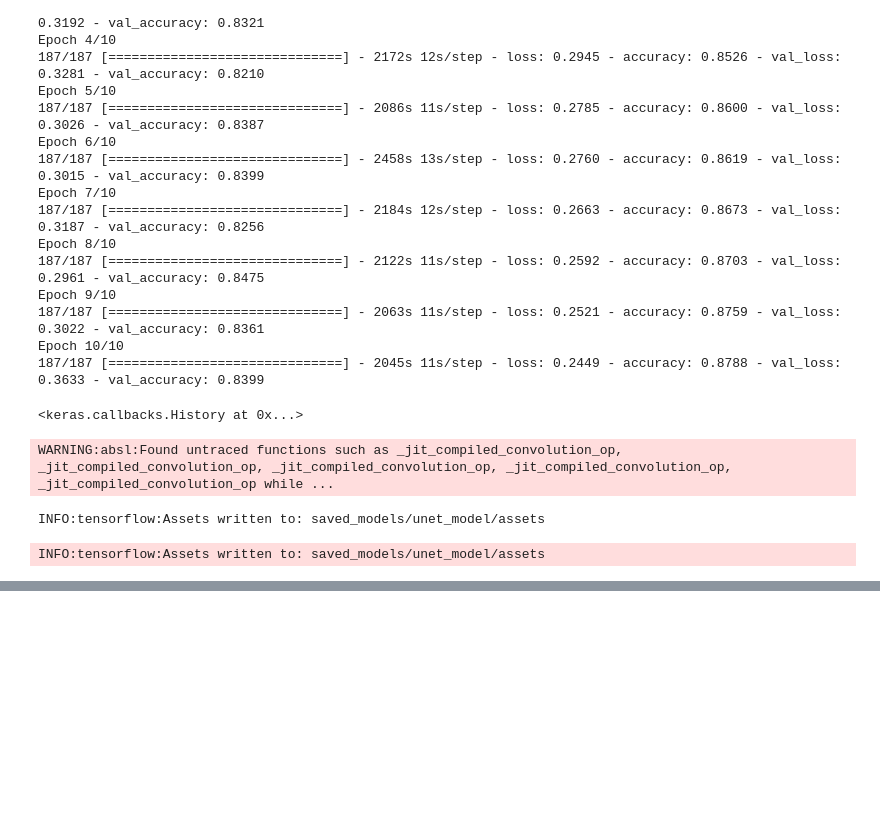
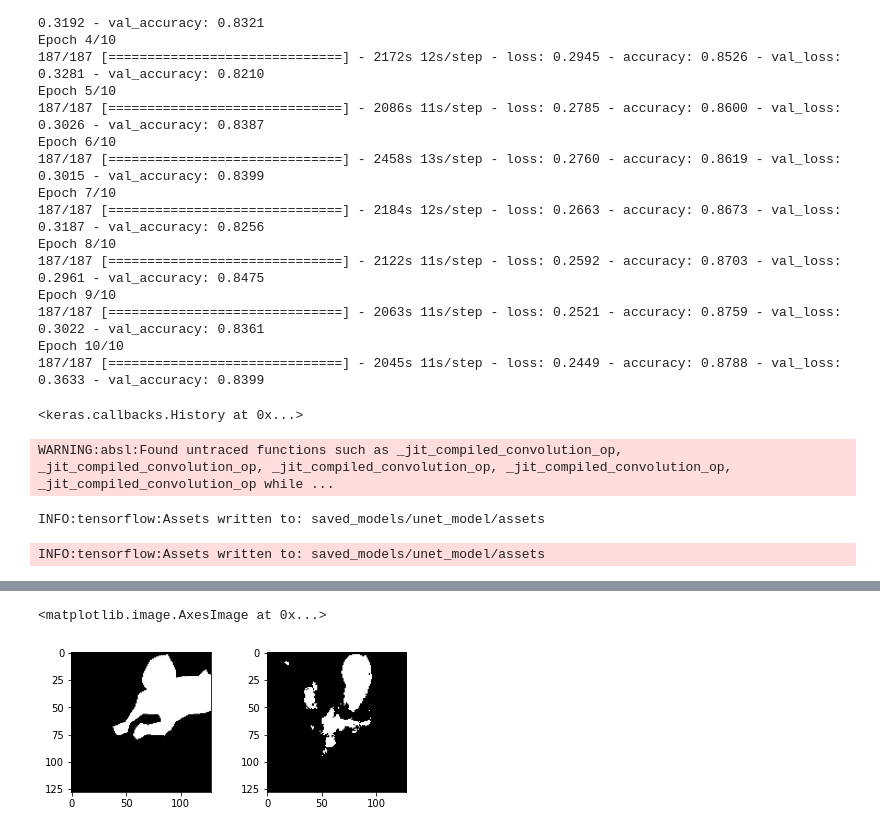
Before and after one commit to COGS118A/Group048-Sp22, a Jupyter notebook: UNet_v3.1.ipynb, the cells around one changed output, grey strips where cells are left out. Drawn from its saved outputs; the diff is of its cells as text; code cells hidden in the pictures; blank space fills up the shorter version.

Commit message:
Width increase model eval and images

```diff
--- a/UNet_v3.1.ipynb
+++ b/UNet_v3.1.ipynb
@@ -620,0 +626,3 @@ model.save('saved_models/unet_model_increased_width')
+# %%
+model = tf.keras.models.load_model('saved_models/unet_model')
+result = model.evaluate(val_gen)
@@ -620,0 +631,18 @@ model.save('saved_models/unet_model_increased_width')
+# %%
+train_gen = DataGen(path_input = "train_small" , path_mask = './mask_train_2017' , batch_size = batch_size , image_size = image_size)
+val_gen = DataGen(path_input =  "val_small", path_mask =  './mask_val_2017', batch_size = batch_size , image_size = image_size, split='val')
+# %%
+x, y = val_gen.__getitem__(0)
+result = model.predict(x)
+
+result = result > 0.5
+
+fig = plt.figure()
+fig.subplots_adjust(hspace=0.4, wspace=0.4)
+
+ax = fig.add_subplot(1, 2, 1)
+ax.imshow(np.reshape(y[0]*255, (image_size, image_size)), cmap="gray")
+
+ax = fig.add_subplot(1, 2, 2)
+ax.imshow(np.reshape(result[0]*255, (image_size, image_size)), cmap="gray")
+# %% [output]
@@ -620,0 +650,2 @@ model.save('saved_models/unet_model_increased_width')
+<matplotlib.image.AxesImage at 0x...>
+[figure, added]
```
Also changed, not shown: parts of 7 cells of this notebook.
